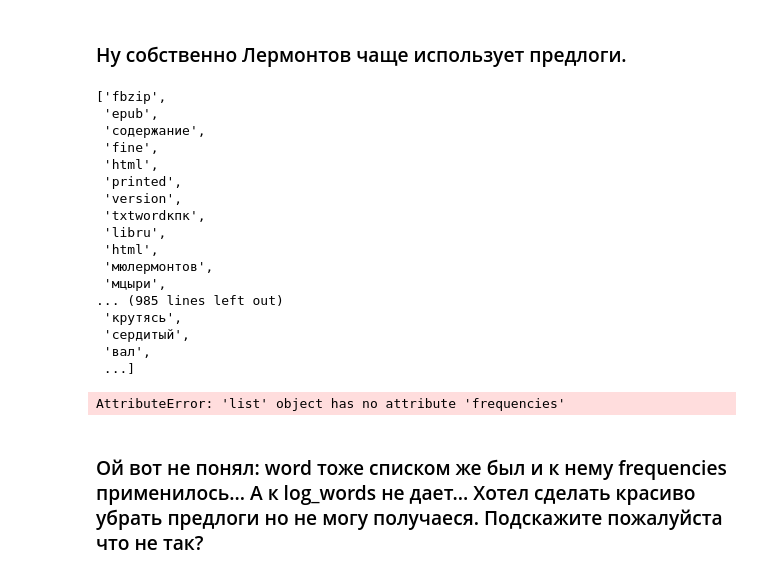
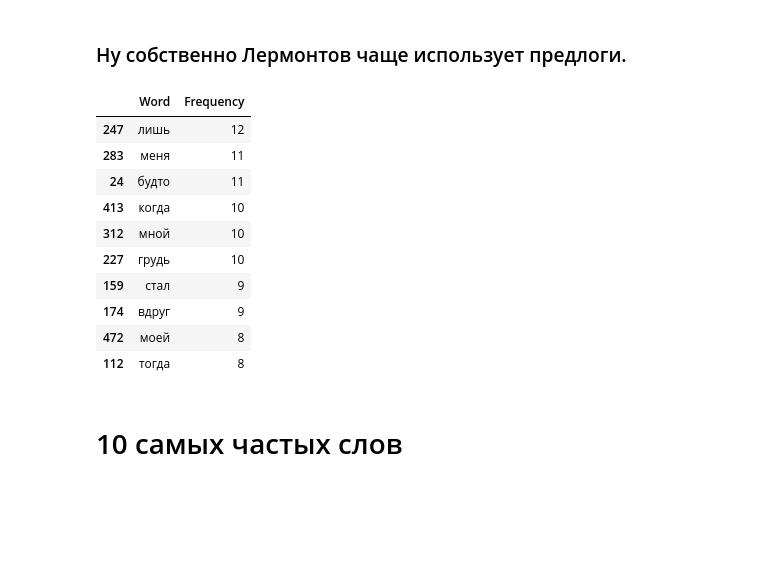
Before and after one commit to vpshenichnii/Innopolis-2024PVA, a Jupyter notebook: HW_PVA_Text.ipynb, the cells around one changed output. Drawn from its saved outputs; the diff is of its cells as text; code cells hidden in the pictures; blank space fills up the shorter version.

```diff
--- a/HW_PVA_Text.ipynb
+++ b/HW_PVA_Text.ipynb
@@ -107,30 +107,23 @@ long_words = [word for word in words if len(word) >= 3]
 # %%
-long_words
+long_words = db.from_sequence(long_words)
-# %% [output]
-['fbzip',
- 'epub',
- 'содержание',
- 'fine',
- 'html',
- 'printed',
- 'version',
- 'txtwordкпк',
- 'libru',
- 'html',
- 'мюлермонтов',
- 'мцыри',
-... (985 lines left out)
- 'крутясь',
- 'сердитый',
- 'вал',
- ...]
 # %%
 word_count = long_words.frequencies()
 counts = pd.DataFrame(word_count, columns=['Word', 'Frequency']).sort_values(by="Frequency", ascending = False)
+counts.head(10)
 # %% [output]
-AttributeError: 'list' object has no attribute 'frequencies'
+|  | Word | Frequency |
+| 247 | лишь | 12 |
+| 283 | меня | 11 |
+| 24 | будто | 11 |
+| 413 | когда | 10 |
+| 312 | мной | 10 |
+| 227 | грудь | 10 |
+| 159 | стал | 9 |
+| 174 | вдруг | 9 |
+| 472 | моей | 8 |
+| 112 | тогда | 8 |
 # %% [markdown]
-### Ой вот не понял: word тоже списком же был и к нему frequencies применилось... А к log_words не дает... Хотел сделать красиво убрать предлоги но не могу получаеся. Подскажите пожалуйста что не так?
+# 10 самых частых слов
 # %%
 import seaborn as sns
 import matplotlib.pyplot as plt
```
Also changed, not shown: parts of 3 cells of this notebook.
